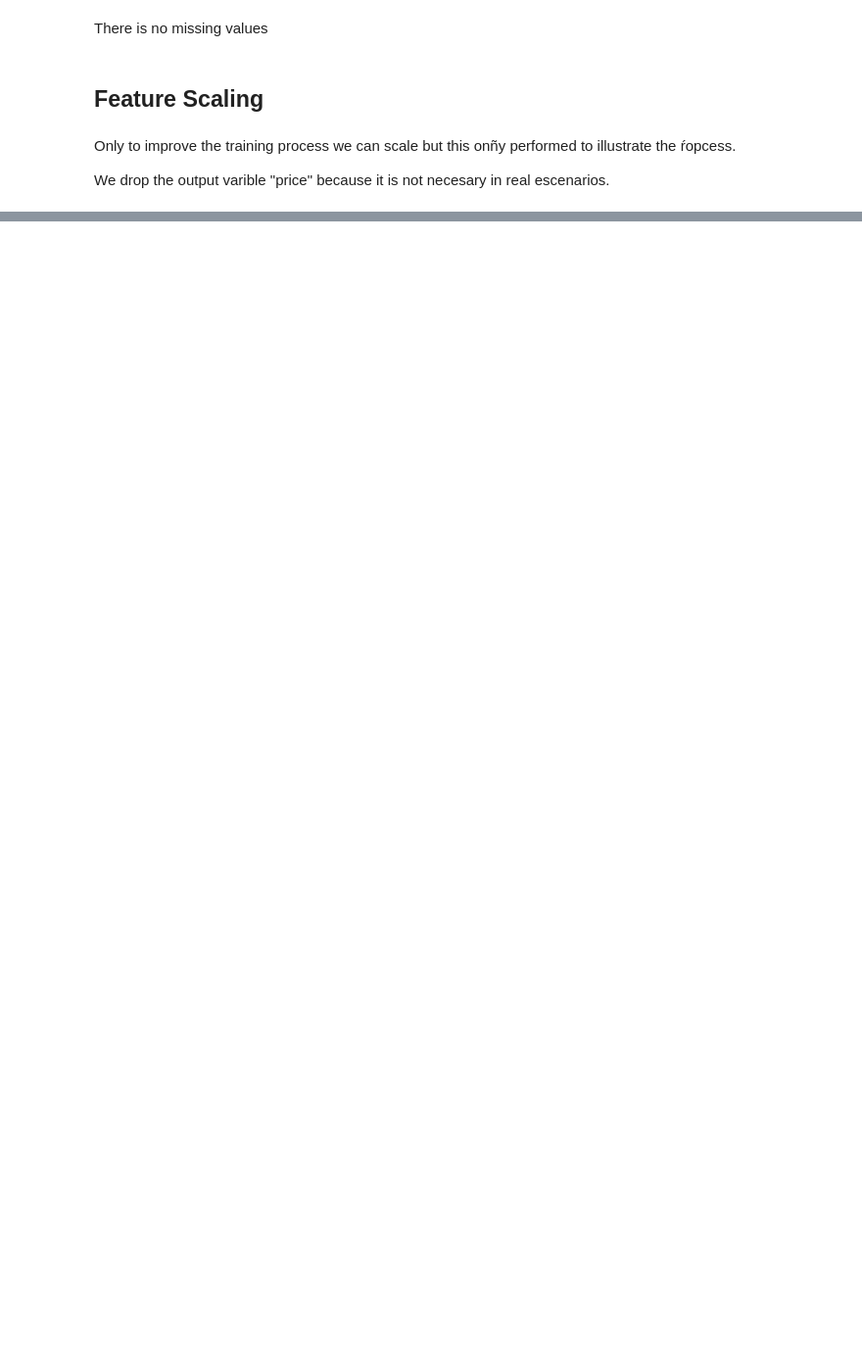
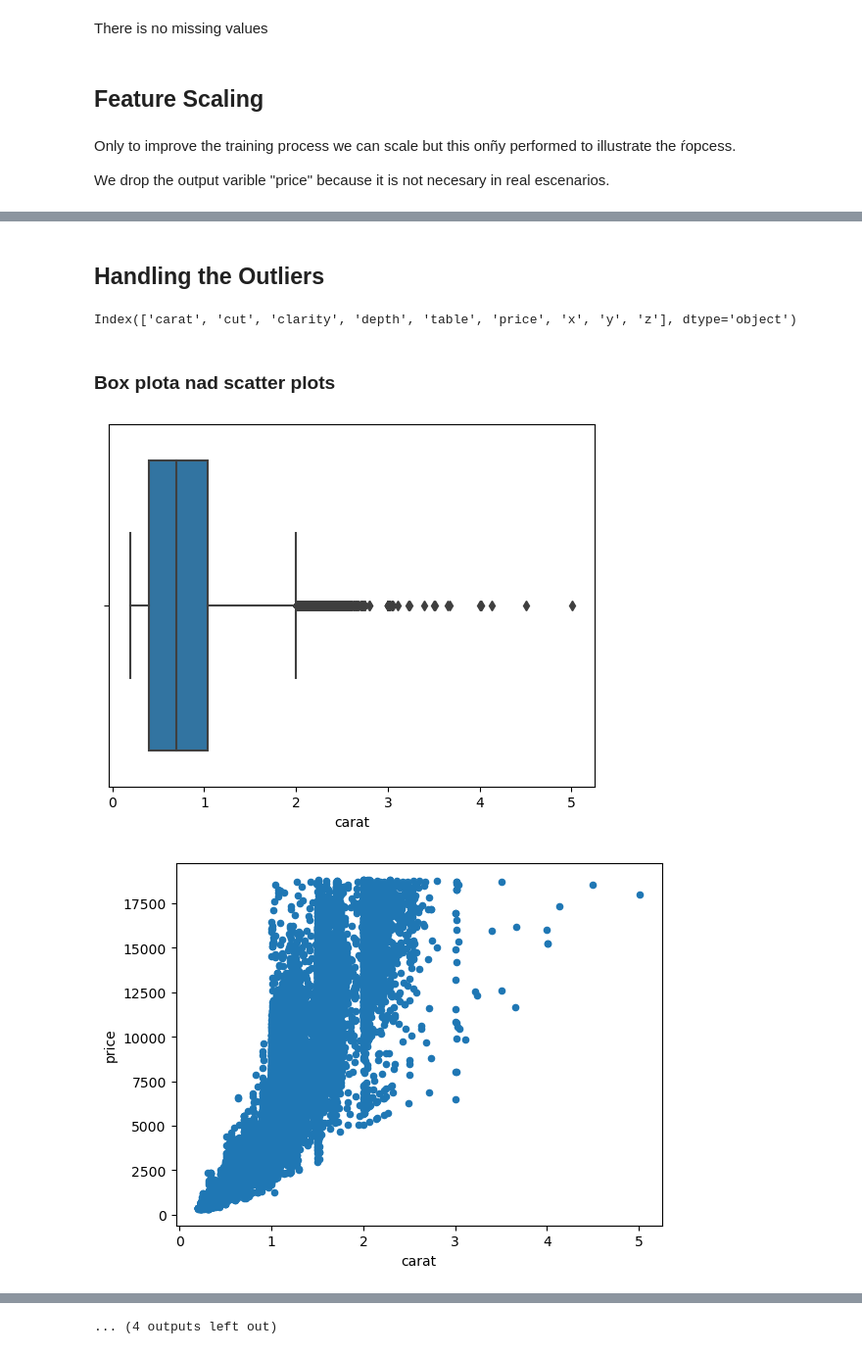
Before and after one commit to rininobaron/IBM_Machine_Learning_Professional_Certificate, a Jupyter notebook: COURSE_1_Exploratory_Data_Analysis_for_Machine_Learning/Week5/final-project-eda-ibm-course.ipynb, the cells around one changed output, grey strips where cells are left out. Shown at 98% size. Cells and saved outputs as stored; diff of their text form; code cells hidden in the pictures; blank space fills up the shorter version.

```diff
--- a/COURSE_1_Exploratory_Data_Analysis_for_Machine_Learning/Week5/final-project-eda-ibm-course.ipynb
+++ b/COURSE_1_Exploratory_Data_Analysis_for_Machine_Learning/Week5/final-project-eda-ibm-course.ipynb
@@ -201,0 +200,20 @@ array([[-1.1984046 ,  0.98262194, -1.24592645, ..., -1.58886766,
+# %% [markdown]
+## Handling the Outliers
+# %%
+diam_num.columns
+# %% [output]
+Index(['carat', 'cut', 'clarity', 'depth', 'table', 'price', 'x', 'y', 'z'], dtype='object')
+# %% [markdown]
+### Box plota nad scatter plots
+# %%
+for column in diam_num.columns:
+    if column == "price":
+        continue
+    sns.boxplot(x=diam_num[column])
+    plt.show()
+    diam_num.plot.scatter(x=column,
+                      y='price')
+    plt.show()
+# %% [output]
+[figure, added]
+[figure, added]
@@ -201,0 +230 @@ array([[-1.1984046 ,  0.98262194, -1.24592645, ..., -1.58886766,
+... (4 outputs left out)
```
Also changed, not shown: parts of 9 cells of this notebook.
